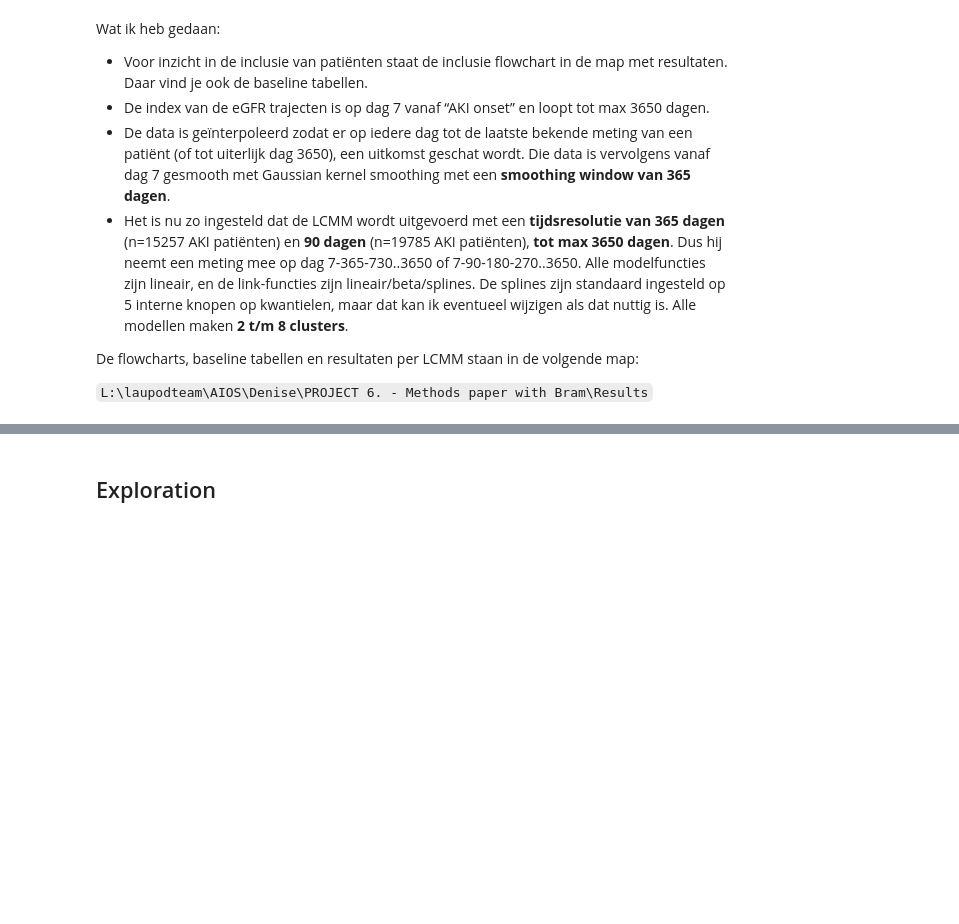
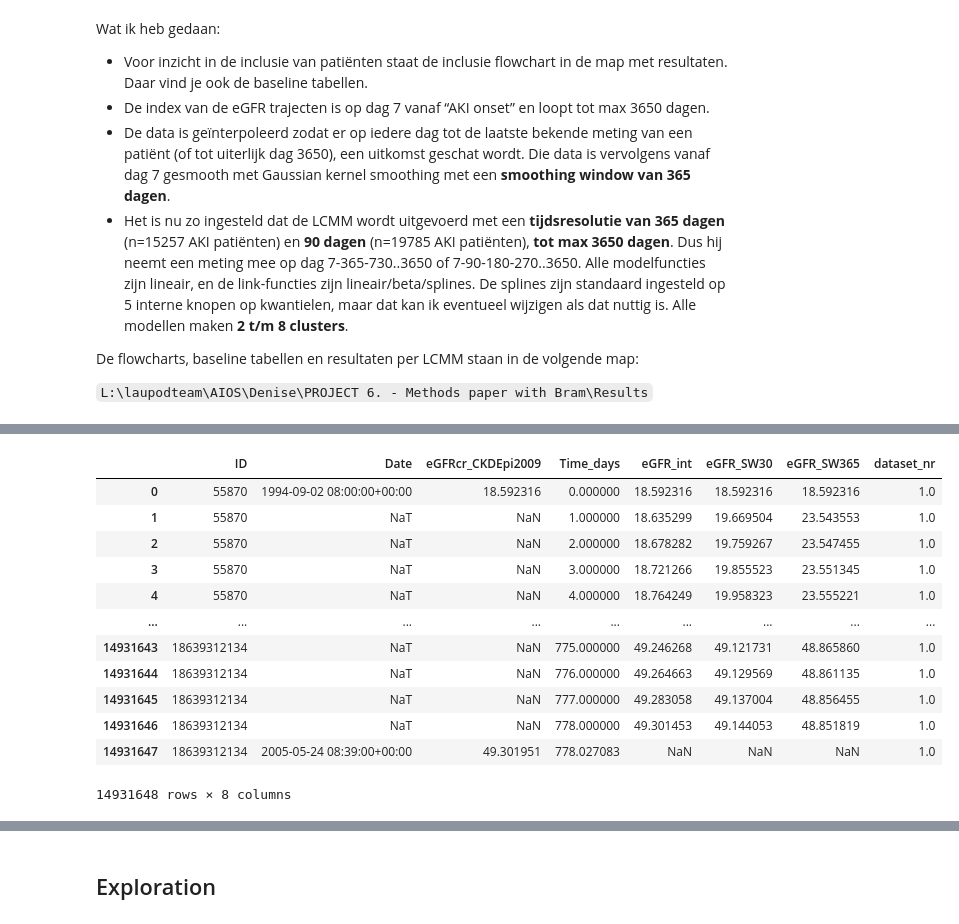
Before and after one commit to bramiozo/TimEx, a Jupyter notebook: sandbox/clustering_AKI_crossectional.ipynb, the cells around one changed output, grey strips where cells are left out. Cells and saved outputs as stored; diff of their text form; code cells hidden in the pictures; blank space fills up the shorter version.

```diff
--- a/sandbox/clustering_AKI_crossectional.ipynb
+++ b/sandbox/clustering_AKI_crossectional.ipynb
@@ -91,2 +94,18 @@ ts_data = ts_data.rename(columns={"Time_since_index_AKI_days": "Time_days"})
 # %%
 ts_data.ID = ts_data.ID.astype('int64')
+# %%
+ts_data
+# %% [output]
+|  | ID | Date | eGFRcr_CKDEpi2009 | Time_days | eGFR_int | eGFR_SW30 | eGFR_SW365 | dataset_nr |
+| 0 | 55870 | 1994-09-02 08:00:00+00:00 | 18.592316 | 0.000000 | 18.592316 | 18.592316 | 18.592316 | 1.0 |
+| 1 | 55870 | NaT | NaN | 1.000000 | 18.635299 | 19.669504 | 23.543553 | 1.0 |
+| 2 | 55870 | NaT | NaN | 2.000000 | 18.678282 | 19.759267 | 23.547455 | 1.0 |
+| 3 | 55870 | NaT | NaN | 3.000000 | 18.721266 | 19.855523 | 23.551345 | 1.0 |
+| 4 | 55870 | NaT | NaN | 4.000000 | 18.764249 | 19.958323 | 23.555221 | 1.0 |
+| ... | ... | ... | ... | ... | ... | ... | ... | ... |
+| 14931643 | 18639312134 | NaT | NaN | 775.000000 | 49.246268 | 49.121731 | 48.865860 | 1.0 |
+| 14931644 | 18639312134 | NaT | NaN | 776.000000 | 49.264663 | 49.129569 | 48.861135 | 1.0 |
+| 14931645 | 18639312134 | NaT | NaN | 777.000000 | 49.283058 | 49.137004 | 48.856455 | 1.0 |
+| 14931646 | 18639312134 | NaT | NaN | 778.000000 | 49.301453 | 49.144053 | 48.851819 | 1.0 |
+| 14931647 | 18639312134 | 2005-05-24 08:39:00+00:00 | 49.301951 | 778.027083 | NaN | NaN | NaN | 1.0 |
+14931648 rows × 8 columns
```
Also changed, not shown: parts of 13 cells of this notebook, 2 other files.
